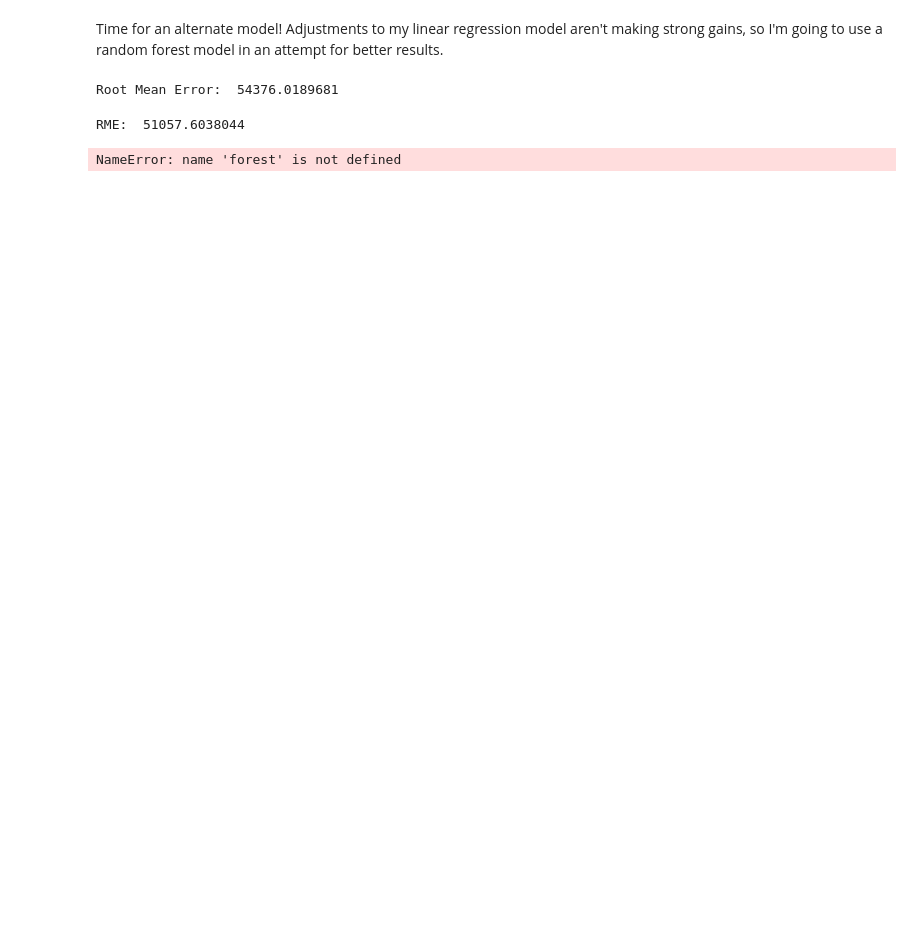
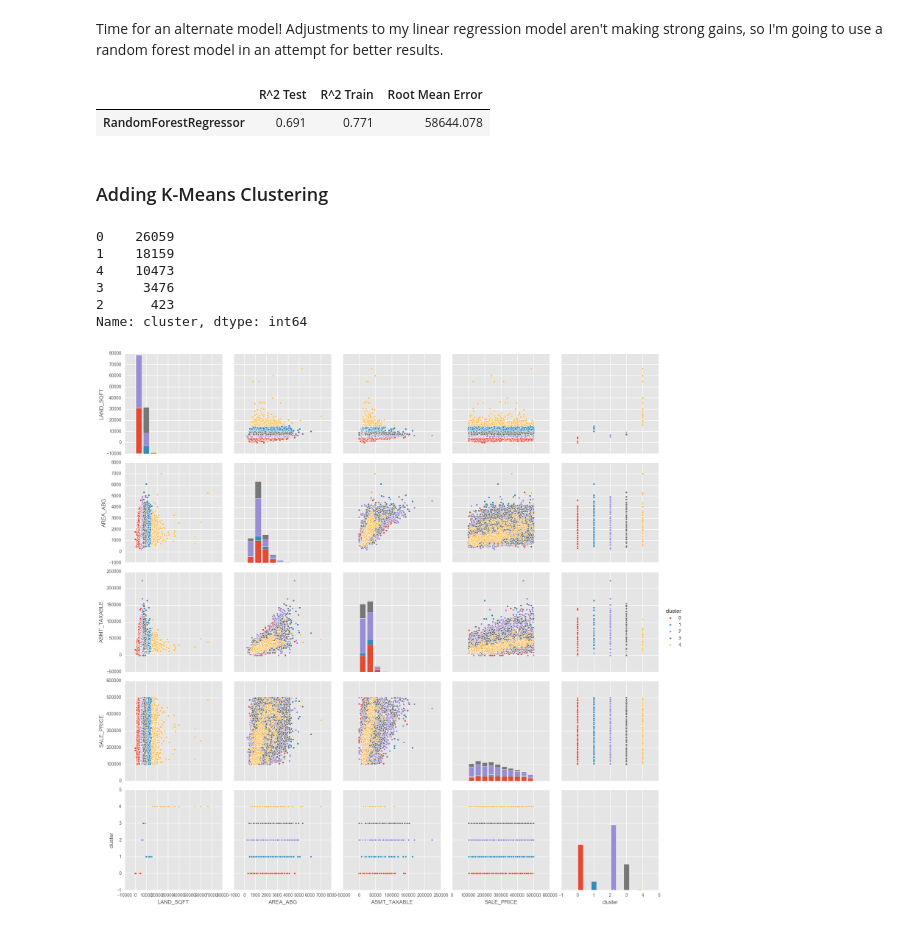
Before and after one commit to trcasey/denver_housing_predictor, a Jupyter notebook: Capstone Project.ipynb, the cells around one changed output. Cells and saved outputs as stored; diff of their text form; code cells hidden in the pictures; blank space fills up the shorter version.

Commit message:
Added clustering and updated models

```diff
--- a/Capstone Project.ipynb
+++ b/Capstone Project.ipynb
@@ -470,5 +450,8 @@ def forest_model(X, y, max_features="sqrt", test_size=.33, n_folds=4, random_sta
 # %%
-forest_model(X_alt_one, y_train)
+forest_model(X_train, y_train)
 # %% [output]
-Root Mean Error:  54376.0189681
+|  | R^2 Test | R^2 Train | Root Mean Error |
+| RandomForestRegressor | 0.691 | 0.771 | 58644.078 |
+# %% [markdown]
+### Adding K-Means Clustering
 # %%
@@ -485,4 +458,0 @@ def forest_model2(X, y, max_features="sqrt", test_size=.33, n_folds=4, random_st
-# %%
-forest_model2(X_train, y_train)
-# %% [output]
-RME:  51057.6038044
@@ -524,6 +459,22 @@ def forest_model_2(X, y, max_features="sqrt", test_size=.33, random_state=42):
-# %%
-rf_features = pd.DataFrame({"feature name": X_train.columns,
-                            "feature importance": forest.feature_importances_})
-rf_features.sort_values(by="feature importance", ascending=False)
-# %% [output]
-NameError: name 'forest' is not defined
+# %%
+kmeans = cluster.KMeans(n_clusters=3)
+cluster_predictions = kmeans.fit_predict(df_full_info.select_dtypes(exclude=['object', 'datetime64']))
+df_full_info['cluster'] = cluster_predictions
+# %%
+kmeans = cluster.KMeans(n_clusters=5)
+cluster_predictions = kmeans.fit_predict(df_full_info[['NBHD_1', 'AREA_ABG', 'LAND_SQFT', 'CCYRBLT']])
+df_full_info['cluster'] = cluster_predictions
+# %%
+df_full_info.cluster.value_counts()
+# %% [output]
+0    26059
+1    18159
+4    10473
+3     3476
+2      423
+Name: cluster, dtype: int64
+# %%
+df_pairplot = df_full_info[['LAND_SQFT', 'AREA_ABG', 'ASMT_TAXABLE', 'SALE_PRICE', 'cluster']].dropna()
+sns.pairplot(df_pairplot, hue='cluster', size=3.5);
+# %% [output]
+[figure, added]
```
Also changed, not shown: parts of 22 cells of this notebook.
